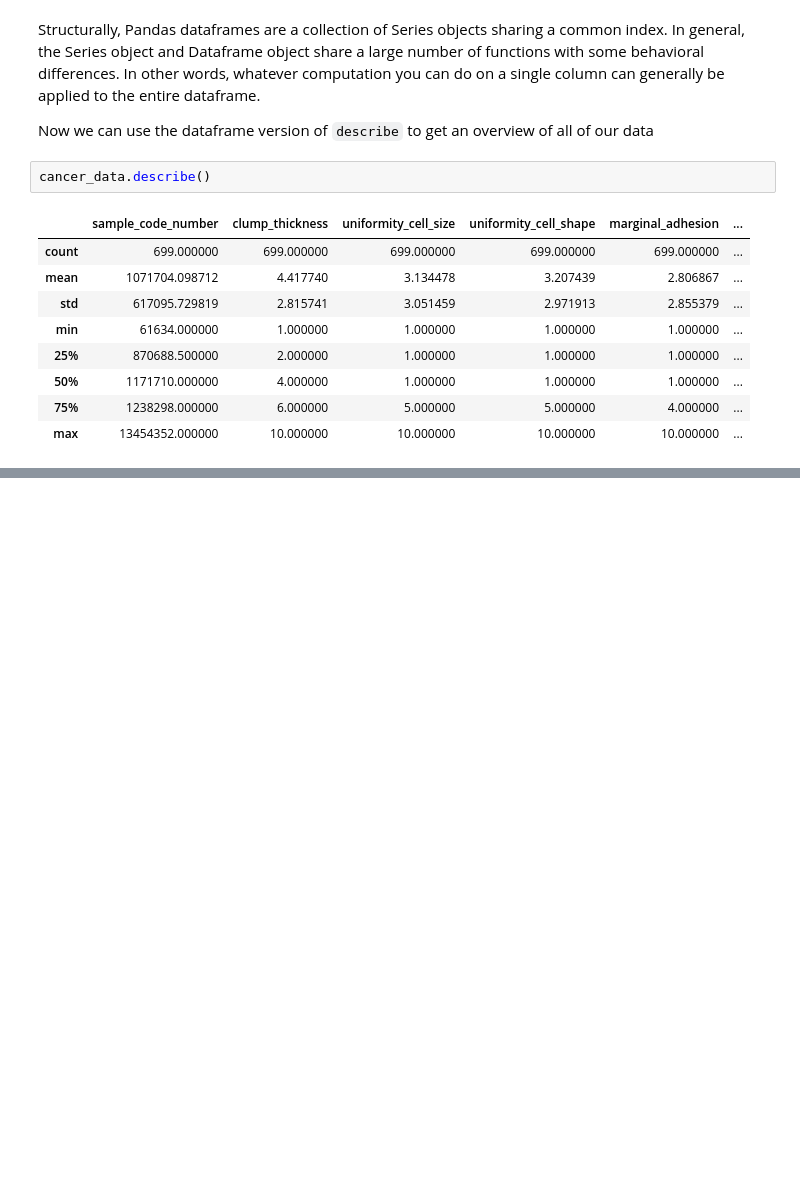
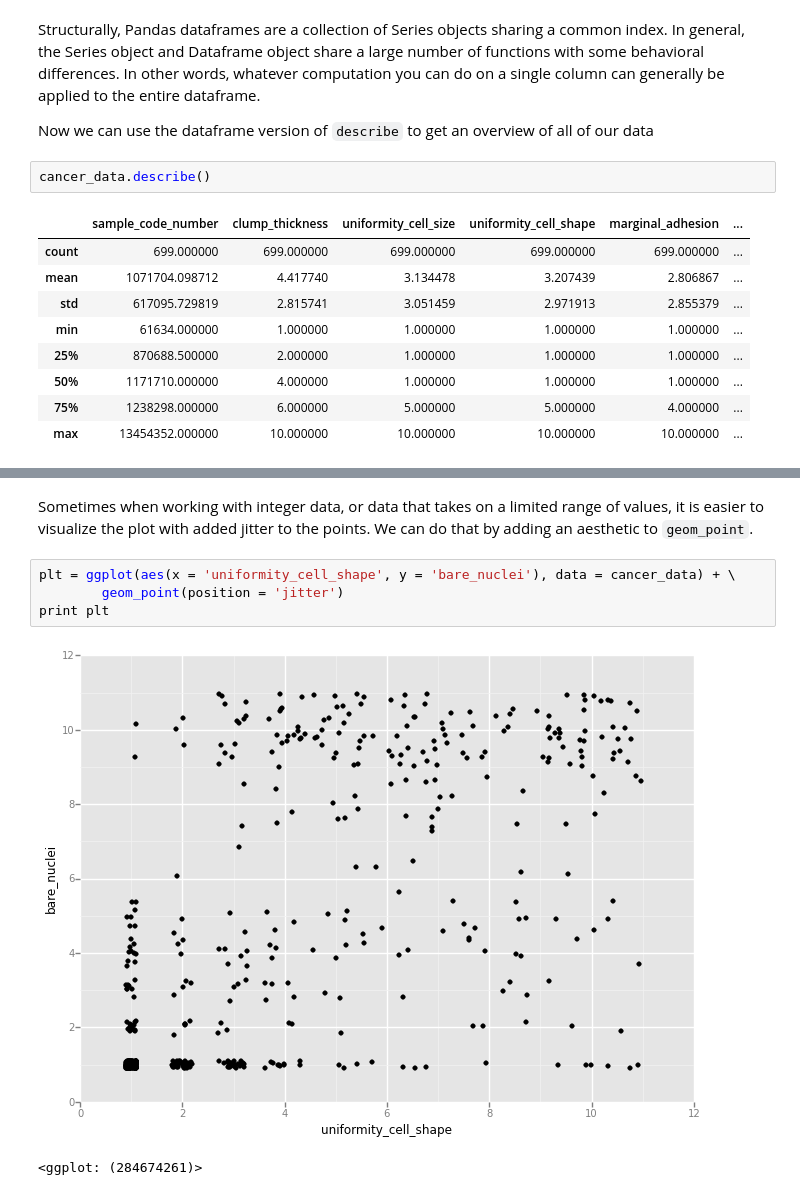
Before and after one commit to jdamiani27/IPython-Notebooks, a Jupyter notebook: DataSciUF Tutorial - Instructor.ipynb, the cells around one changed output, grey strips where cells are left out. Drawn from its saved outputs; the diff is of its cells as text; blank space fills up the shorter version.

```diff
--- a/DataSciUF Tutorial - Instructor.ipynb
+++ b/DataSciUF Tutorial - Instructor.ipynb
@@ -818,0 +871,9 @@ cancer_data.describe()
+# %% [markdown]
+Sometimes when working with integer data, or data that takes on a limited range of values, it is easier to visualize the plot with added jitter to the points.  We can do that by adding an aesthetic to <code>geom_point</code>.
+# %%
+plt = ggplot(aes(x = 'uniformity_cell_shape', y = 'bare_nuclei'), data = cancer_data) + \
+        geom_point(position = 'jitter')
+print plt
+# %% [output]
+[figure, added]
+<ggplot: (284674261)>
```
Also changed, not shown: parts of 10 cells of this notebook.
